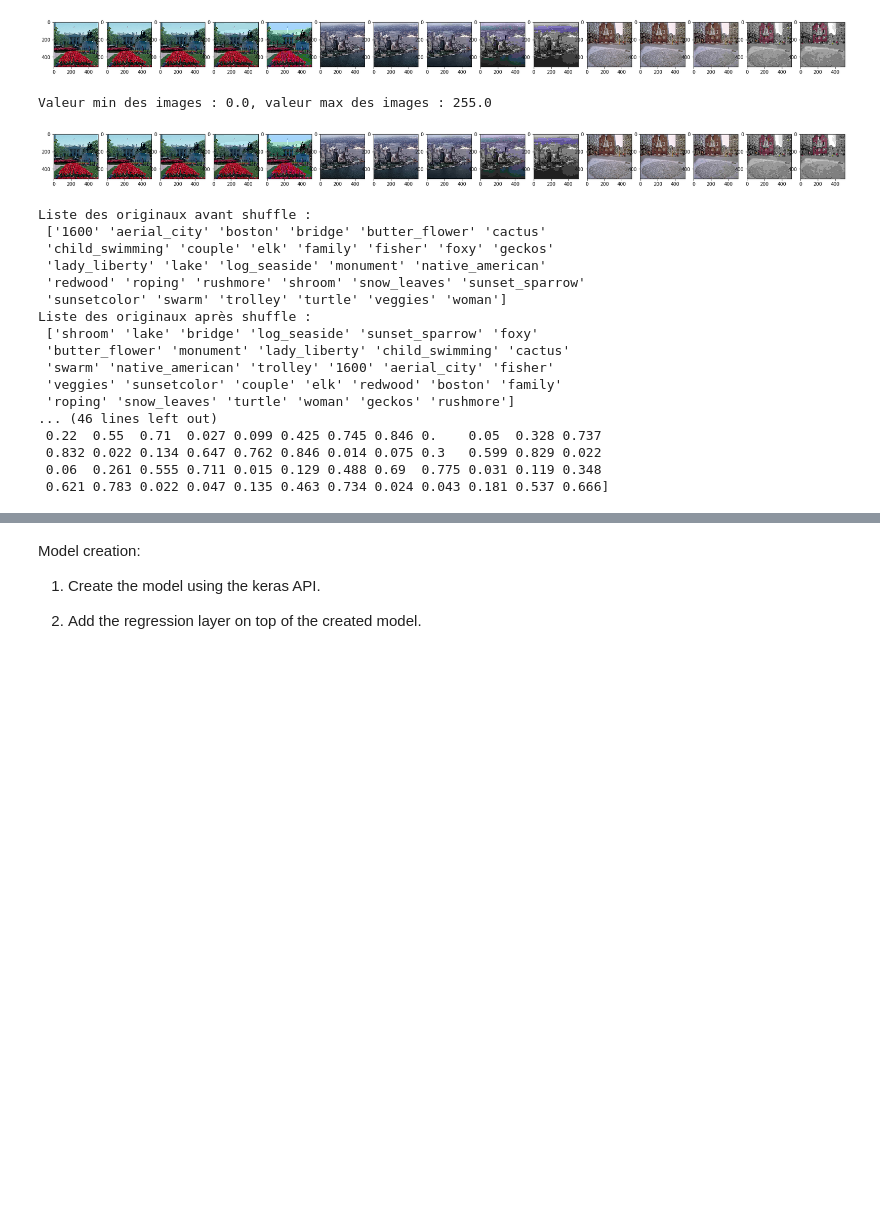
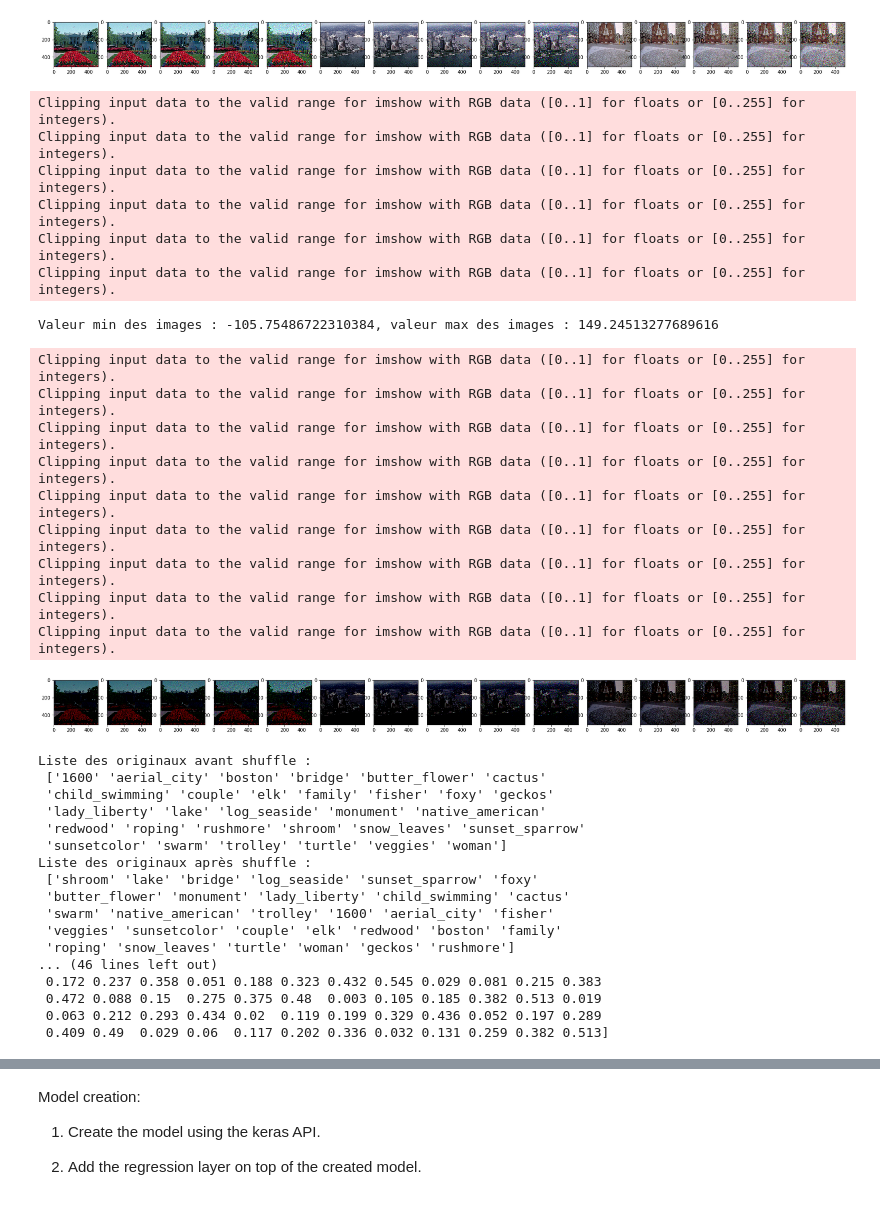
Before and after one commit to sendjasni/Nomrlaization-IQA-CNN, a Jupyter notebook: IQA_Model_ipynb_v3.ipynb, the cells around one changed output, grey strips where cells are left out. Cells and saved outputs as stored; diff of their text form; code cells hidden in the pictures; blank space fills up the shorter version.

```diff
--- a/IQA_Model_ipynb_v3.ipynb
+++ b/IQA_Model_ipynb_v3.ipynb
@@ -13,15 +13,15 @@ os.environ['TF_DETERMINISTIC_OPS'] = '1'
 
 print(tf.__version__)
 
-SAVE_TRAINING = True
+# NO_TRAINING = False  # just recover older training
 
-PREPROCESS_APPLIED = False
+
 POSSIBLE_PREPROCESSES_IMG = ['SCALE_0_1', 'CENTERING', 'STANDARD_SIGMA']
-PREPROCESS_IMG = ''
-CSV_SHEET_DATABASE = 'CSIQ_DMOS_alljpeg.csv'
+PREPROCESS_IMG = 'STANDARD_SIGMA'
+CSV_SHEET_DATABASE = 'CSIQ_DMOS_allAWGN.csv'
 
 SEED = 111
-
+PREPROCESS_ALREADY_APPLIED = False
 
 # The below is necessary for starting Numpy generated random numbers
 # in a well-defined initial state.
@@ -45,7 +45,7 @@ from google.colab import drive
 from pathlib import Path
 
 drive.mount('/content/drive')
-rootDatabase = Path("drive/MyDrive/database-IQA")
+ROOT_DATABASE = Path("drive/MyDrive/database-IQA")  # inclue src_imgs/, dst_imgs/ et CSIQ_DMOS.csv
 # %% [output]
 Drive already mounted at /content/drive; to attempt to forcibly remount, call drive.mount("/content/drive", force_remount=True).
 # %%
@@ -58,14 +58,14 @@ import pandas as pd
 import keras
 
 def get_dataset_from_csv(csvfile, training_img_dir):
-  dataframe = pd.read_csv(rootDatabase / csvfile)
+  dataframe = pd.read_csv(ROOT_DATABASE / csvfile)
   # print(dataframe)
 
   nparray_img = np.empty((0, 512, 512, 3))
   nparray_label = np.empty((0, 1, 1, 1))
 
   for i, row in dataframe.iterrows():
-    img_path = f"{str(rootDatabase / 'dst_imgs' / row['image'])}.{row['dst_type']}.{str(row['dst_lev'])}.png"
+    img_path = f"{str(ROOT_DATABASE / 'dst_imgs' / row['image'])}.{row['dst_type']}.{str(row['dst_lev'])}.png"
 
     img_PIL = keras.preprocessing.image.load_img(img_path)
     img_np = keras.preprocessing.image.img_to_array(img_PIL)
@@ -78,7 +78,7 @@ def get_dataset_from_csv(csvfile, training_img_dir):
 
   return nparray_img, nparray_label, dataframe
 
-nparray_img, nparray_label, dataframe = get_dataset_from_csv(CSV_SHEET_DATABASE, rootDatabase / "dst_imgs")
+nparray_img, nparray_label, dataframe = get_dataset_from_csv(CSV_SHEET_DATABASE, ROOT_DATABASE / "dst_imgs")
 
 originaux_names = dataframe['image'].unique()
 nb_distor = len(dataframe['dst_type'].unique()) * len(dataframe['dst_lev'].unique())
@@ -118,31 +118,46 @@ plot_multiple_img(nparray_img)
 # %%
 def preprocessing_images(nparray_img):
   """s'occupe du pré-traitement d'image avant entrainement"""
 
-  if PREPROCESS_APPLIED:
+  if PREPROCESS_ALREADY_APPLIED:
     return nparray_img
 
   if PREPROCESS_IMG is 'SCALE_0_1':  # On parle de scale [0,255]->[0,1] ou que min de chaque img=0 et max=1 (normalisation) ?
     nparray_img = nparray_img / 255.0
   elif PREPROCESS_IMG is 'CENTERING':
     mean = np.mean(nparray_img, axis=None)  # axis:None = Moyenne sur le tableau après .flatten()
     nparray_img = nparray_img - mean
   elif PREPROCESS_IMG is 'STANDARD_SIGMA':
     mean = np.mean(nparray_img, axis=None)
     sigma = np.std(nparray_img, axis=None)
     nparray_img = (nparray_img - mean) / sigma
   return nparray_img
   # for i in range(nb_images):
   #   img_tmp = nparray_img[i,:,:,:]
 
   #   nparray_img[i,:,:,:] = img_tmp
 
 nparray_img_processed = preprocessing_images(nparray_img)
-print(f"Valeur min des images : {nparray_img_processed.min()}, valeur max des images : {nparray_img_processed[:,:,:,:].max()}")
+print(f"Valeur min des images : {nparray_img_processed.min()}, valeur max des images : {nparray_img_processed.max()}")
 plot_multiple_img(nparray_img_processed)
 # %% [output]
-Valeur min des images : 0.0, valeur max des images : 255.0
+Clipping input data to the valid range for imshow with RGB data ([0..1] for floats or [0..255] for integers).
+Clipping input data to the valid range for imshow with RGB data ([0..1] for floats or [0..255] for integers).
+Clipping input data to the valid range for imshow with RGB data ([0..1] for floats or [0..255] for integers).
+Clipping input data to the valid range for imshow with RGB data ([0..1] for floats or [0..255] for integers).
+Clipping input data to the valid range for imshow with RGB data ([0..1] for floats or [0..255] for integers).
+Clipping input data to the valid range for imshow with RGB data ([0..1] for floats or [0..255] for integers).
+Valeur min des images : -105.75486722310384, valeur max des images : 149.24513277689616
+Clipping input data to the valid range for imshow with RGB data ([0..1] for floats or [0..255] for integers).
+Clipping input data to the valid range for imshow with RGB data ([0..1] for floats or [0..255] for integers).
+Clipping input data to the valid range for imshow with RGB data ([0..1] for floats or [0..255] for integers).
+Clipping input data to the valid range for imshow with RGB data ([0..1] for floats or [0..255] for integers).
+Clipping input data to the valid range for imshow with RGB data ([0..1] for floats or [0..255] for integers).
+Clipping input data to the valid range for imshow with RGB data ([0..1] for floats or [0..255] for integers).
+Clipping input data to the valid range for imshow with RGB data ([0..1] for floats or [0..255] for integers).
+Clipping input data to the valid range for imshow with RGB data ([0..1] for floats or [0..255] for integers).
+Clipping input data to the valid range for imshow with RGB data ([0..1] for floats or [0..255] for integers).
-[figure, old version]
+[figure, new version]
 # %%
 
 from functools import reduce
@@ -209,10 +224,10 @@ Liste des originaux après shuffle :
  'veggies' 'sunsetcolor' 'couple' 'elk' 'redwood' 'boston' 'family'
  'roping' 'snow_leaves' 'turtle' 'woman' 'geckos' 'rushmore']
 ... (46 lines left out)
- 0.22  0.55  0.71  0.027 0.099 0.425 0.745 0.846 0.    0.05  0.328 0.737
- 0.832 0.022 0.134 0.647 0.762 0.846 0.014 0.075 0.3   0.599 0.829 0.022
- 0.06  0.261 0.555 0.711 0.015 0.129 0.488 0.69  0.775 0.031 0.119 0.348
- 0.621 0.783 0.022 0.047 0.135 0.463 0.734 0.024 0.043 0.181 0.537 0.666]
+ 0.172 0.237 0.358 0.051 0.188 0.323 0.432 0.545 0.029 0.081 0.215 0.383
+ 0.472 0.088 0.15  0.275 0.375 0.48  0.003 0.105 0.185 0.382 0.513 0.019
+ 0.063 0.212 0.293 0.434 0.02  0.119 0.199 0.329 0.436 0.052 0.197 0.289
+ 0.409 0.49  0.029 0.06  0.117 0.202 0.336 0.032 0.131 0.259 0.382 0.513]
 # %%
 # Shuffle et sépérations des images traitées
 
```
Also changed, not shown: parts of 9 cells of this notebook, 4 other files.
